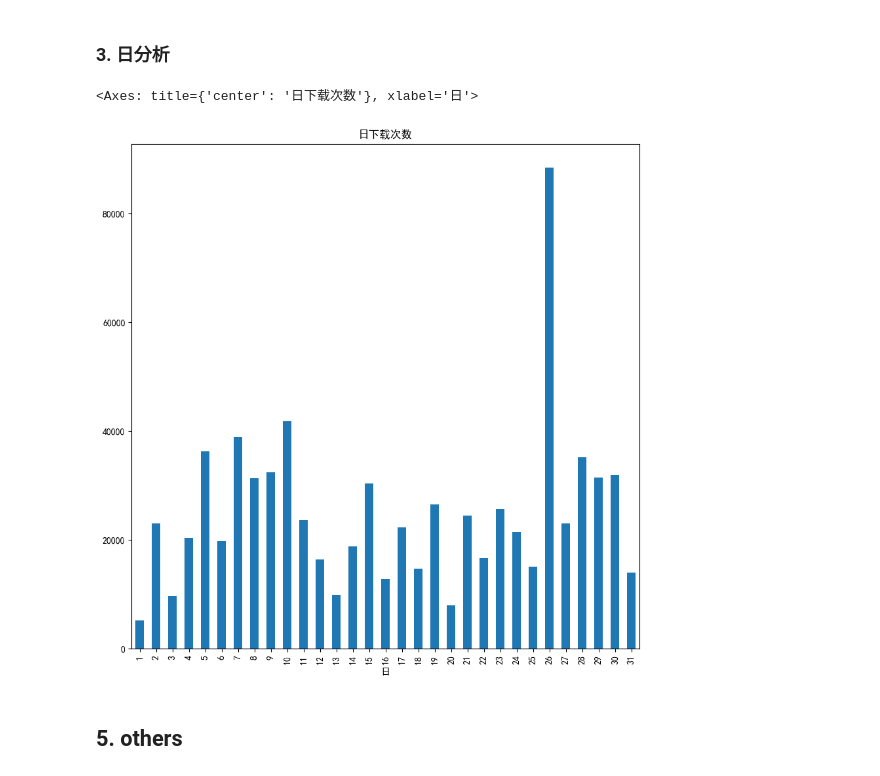
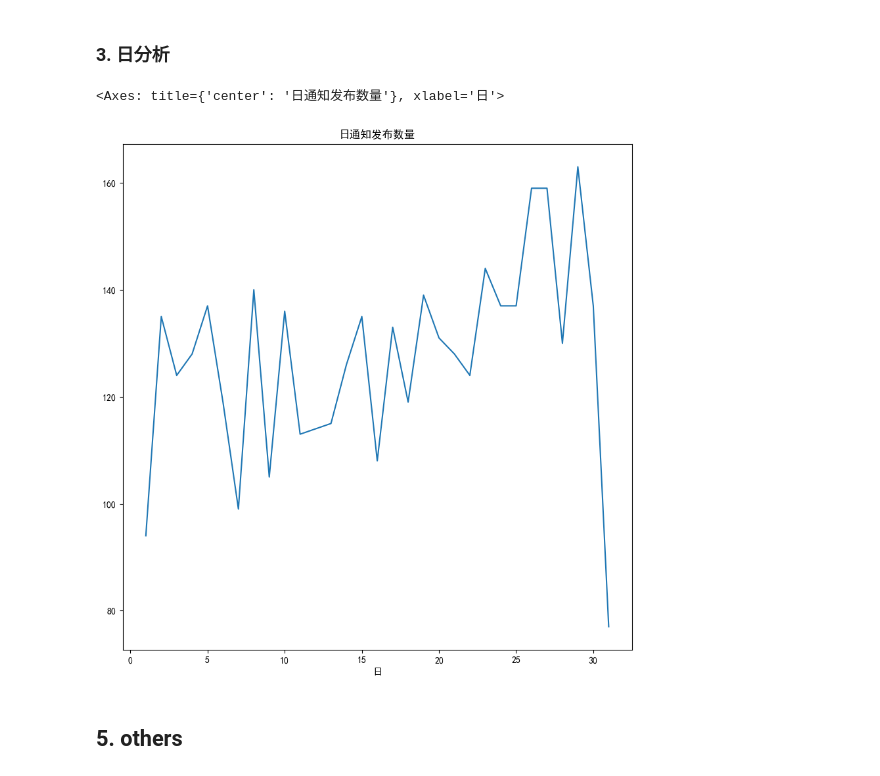
Before and after one commit to weijianxian/West2, a Jupyter notebook: task2/fzu/analyse.ipynb, the cells around one changed output. Cells and saved outputs as stored; diff of their text form; code cells hidden in the pictures.

```diff
--- a/task2/fzu/analyse.ipynb
+++ b/task2/fzu/analyse.ipynb
@@ -77,14 +77,14 @@ data_set.groupby("月")["下载次数"].sum().plot(
 # %% [markdown]
 ### 3. 日分析
 # %%
-data_set.groupby("日")["下载次数"].sum().plot(
-    kind="bar",
-    title="日下载次数",
+data_set["日"].value_counts().sort_index().plot(
+    kind="line",
+    title="日通知发布数量",
     figsize=(10, 10),
 )
 # %% [output]
-<Axes: title={'center': '日下载次数'}, xlabel='日'>
+<Axes: title={'center': '日通知发布数量'}, xlabel='日'>
-[figure, old version]
+[figure, new version]
 # %% [markdown]
 ## 5. others
 # %% [markdown]
```
Also changed, not shown: parts of 5 cells of this notebook, 2 other files.
